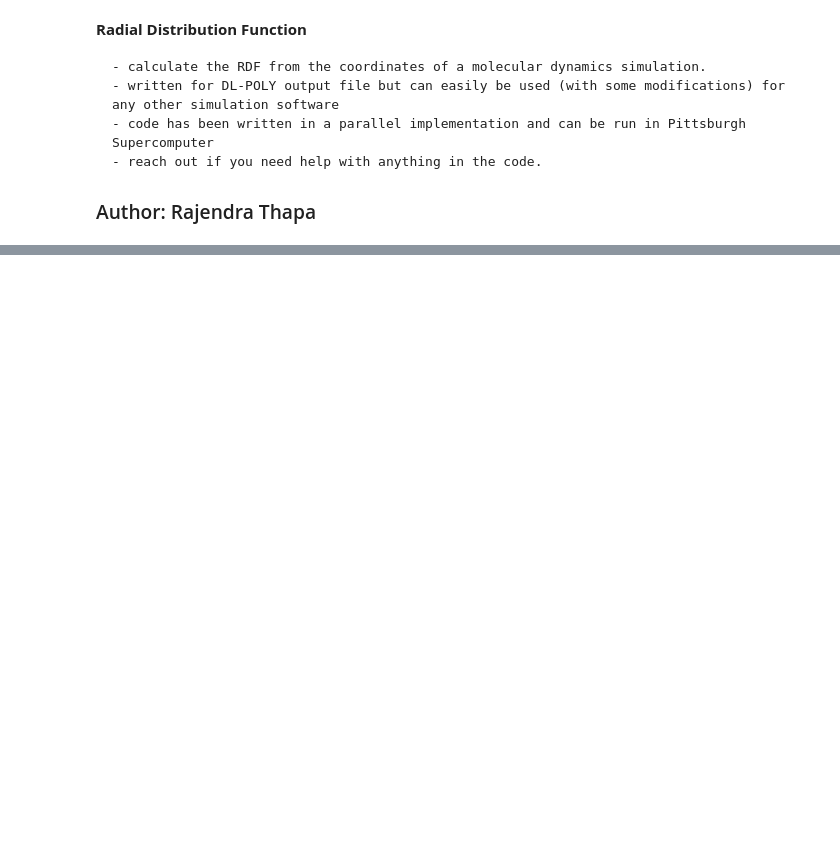
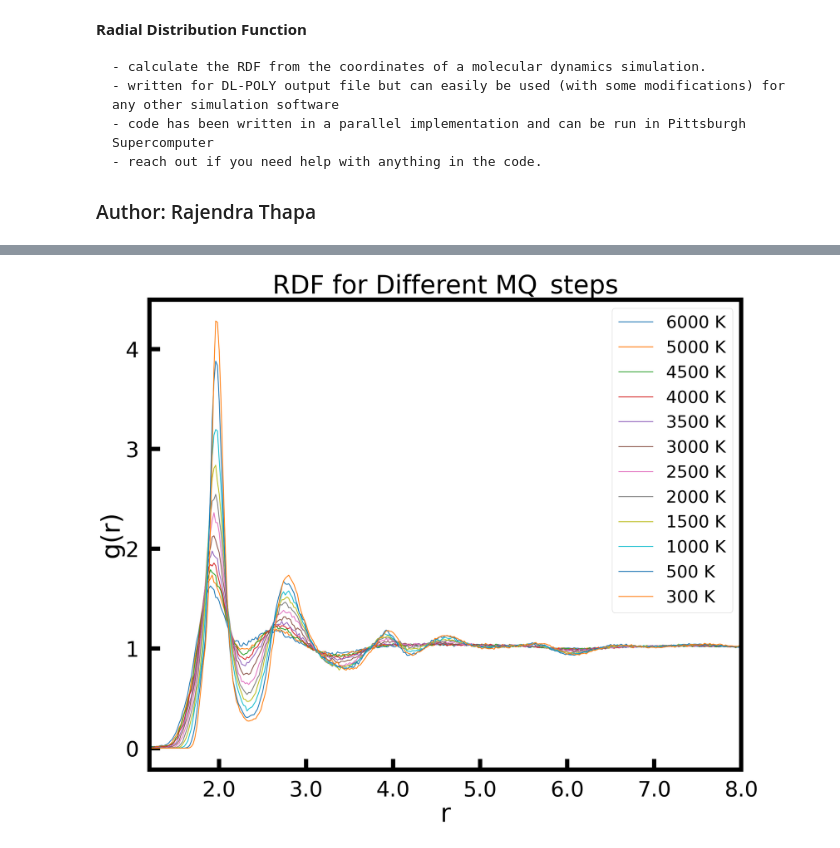
Before and after one commit to rajendrathapa/Crystal-Growth-in-LNSE-glass, a Jupyter notebook: gr_calculator.ipynb, the cells around one changed output, grey strips where cells are left out. Cells and saved outputs as stored; diff of their text form; code cells hidden in the pictures; blank space fills up the shorter version.

Commit message:
Updated code and plots

```diff
--- a/gr_calculator.ipynb
+++ b/gr_calculator.ipynb
@@ -95,17 +99,0 @@ Working on  /ocean/projects/mat230020p/rt887917/LiNbO3_DL_POLY/W0_1p80ns/MQ/C0/d
-# %%
-_dir = "/ocean/projects/mat230020p/rt887917/LiNbO3_DL_POLY/W0_1p80ns/MQ/C1/data"
-for MQ_steps in [9,12]:
-    for run_type in ["nve"]:#,"nve"]:   # NVT was followed by NVE in the MQ cycle
-        f_name = f"{_dir}/15A_W0-{MQ_steps}-{run_type}.rcn"
-        print("Working on ",f_name)
-        with open(f_name) as file:
-            lines = file.readlines()
-        Lx, Ly, Lz = float(lines[2].split()[0]), float(lines[3].split()[1]), float(lines[4].split()[2])
-        xyz_coords = get_coords(lines)
-        dr = 0.05
-        rdf_values = rdf_parallel(xyz_coords, Lx, dr, 0.5*Lx)
-        plt.plot(rdf_values, label=f"{MQ_steps}-{run_type}")
-
-plt.legend(loc='best')
-plt.xlim(20,80)
-plt.show()
@@ -115,0 +116,57 @@ Working on  /ocean/projects/mat230020p/rt887917/LiNbO3_DL_POLY/W0_1p80ns/MQ/C1/d
+# %%
+import pickle
+import matplotlib.pyplot as plt
+
+plt.rcParams['font.family'] = 'sans-serif'
+plt.rcParams['font.sans-serif'] = ['Arial']
+plt.rcParams['axes.linewidth'] = 5
+plt.rcParams['font.size'] = 40
+plt.rcParams['axes.labelsize'] = 60
+plt.rcParams['axes.labelweight'] = 'normal'
+plt.rcParams['axes.titlesize'] = 60
+plt.rcParams['axes.titleweight']='normal'
+plt.rcParams['xtick.labelsize'] =50
+plt.rcParams['ytick.labelsize'] =50
+plt.rcParams['lines.linewidth']=2.0
+plt.rcParams['figure.figsize'] = 25,20#width,height
+plt.rcParams['lines.markersize']=5
+plt.rcParams['axes.linewidth'] =10
+
+plt.rcParams['xtick.major.size']=25
+plt.rcParams['xtick.direction']= 'in'
+plt.rcParams['xtick.major.width']=10.0
+
+plt.rcParams['ytick.major.size']=25
+plt.rcParams['ytick.direction']= 'in'
+plt.rcParams['ytick.major.width']=10.0
+
+plt.rcParams['xtick.major.pad']='25'
+plt.rcParams['ytick.major.pad']='25'
+
+
+def plot_rdf_from_pickle(pickle_file):
+    with open(pickle_file, 'rb') as f:
+        rdf_data = pickle.load(f)
+    # Define mapping between old keys (1 to 12) and new keys (6000 to 300)
+    key_mapping = {1: 6000, 2: 5000, 3: 4500, 4: 4000, 5: 3500, 6: 3000, 7: 2500, 8: 2000, 9: 1500, 10: 1000, 11: 500, 12: 300}
+
+    # Update keys in the dictionary
+    rdf_data = {key_mapping[key]: value for key, value in rdf_data.items()}
+    for MQ_steps, rdf_values in rdf_data.items():
+        plt.plot(rdf_values, label=f"{MQ_steps} K")
+
+    plt.legend(loc='best')
+    plt.xlim(60,400)
+    plt.xlabel('r')
+    plt.ylabel('g(r)')
+    # Customize x-axis labels
+    x_ticks = [100, 150, 200, 250, 300, 350, 400]  # Custom positions for x-axis ticks
+    x_labels = ['2.0', '3.0', '4.0', '5.0', '6.0', '7.0', '8.0']  # Custom labels for x-axis ticks
+    plt.xticks(x_ticks, x_labels)
+    plt.title('RDF for Different MQ_steps')
+    plt.show()
+
+# Call the function with the path to your pickle file
+plot_rdf_from_pickle("rdf_data.pickle")
+# %% [output]
+[figure, added]
```
Also changed, not shown: parts of 5 cells of this notebook.
